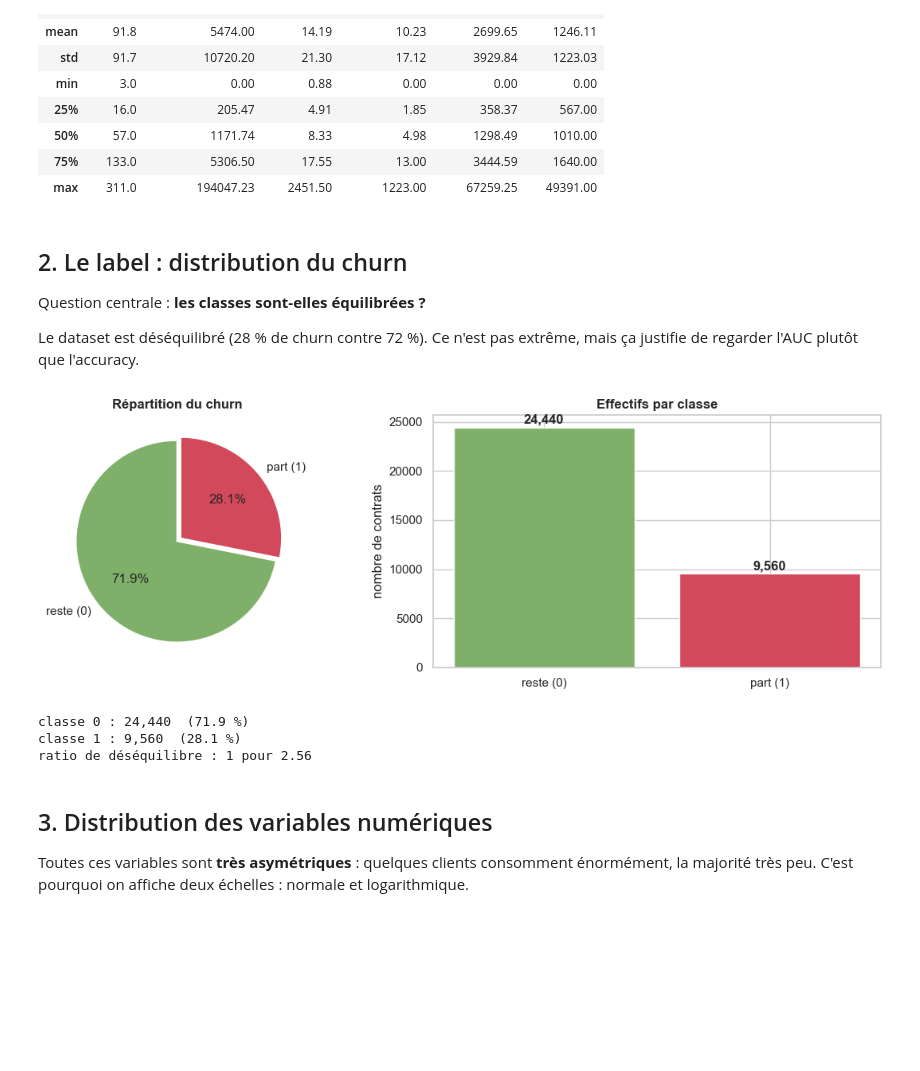
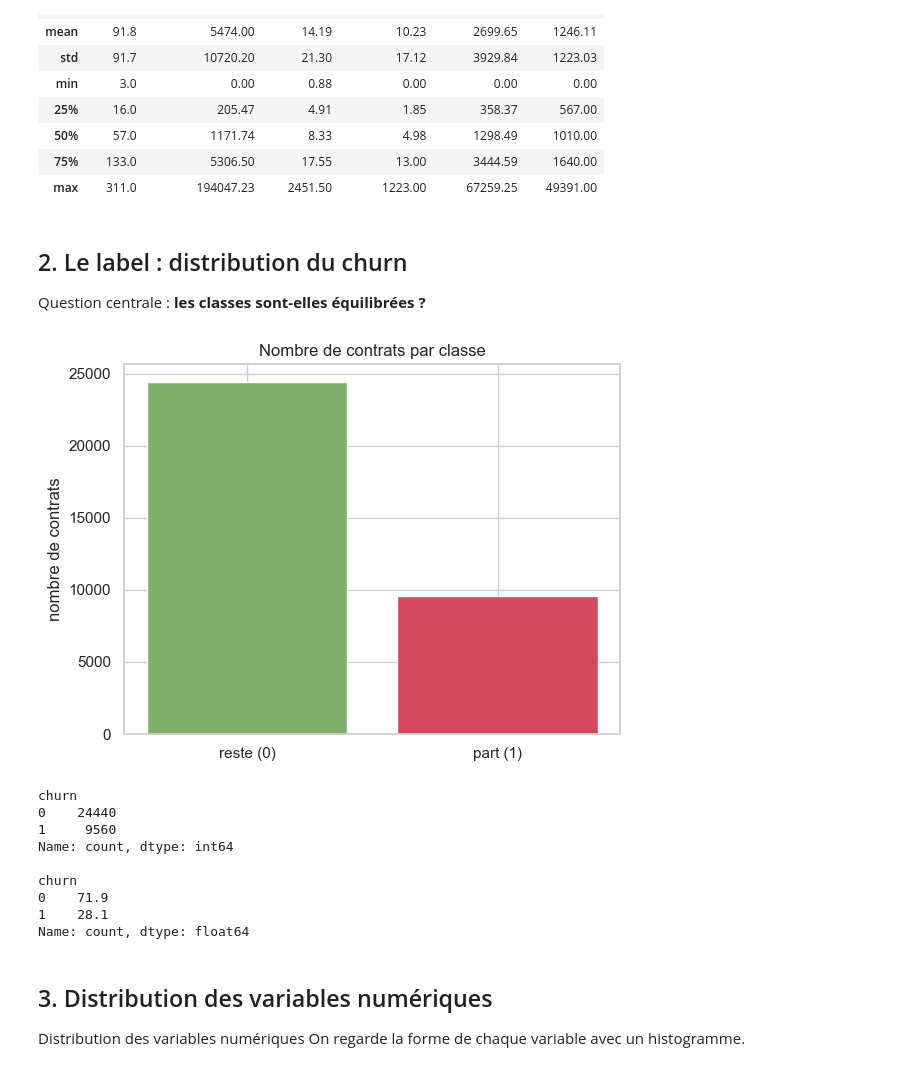
Before and after one commit to hayet11/ML, a Jupyter notebook: notebooks/02_visualisation.ipynb, the cells around one changed output. Cells and saved outputs as stored; diff of their text form; code cells hidden in the pictures; blank space fills up the shorter version.

```diff
--- a/notebooks/02_visualisation.ipynb
+++ b/notebooks/02_visualisation.ipynb
@@ -26,22 +25,11 @@ import matplotlib.pyplot as plt
 import seaborn as sns
 from pathlib import Path
 
-# style des graphiques
-sns.set_theme(style='whitegrid', palette='muted')
-plt.rcParams['figure.figsize'] = (10, 5)
-plt.rcParams['axes.titlesize'] = 12
-plt.rcParams['axes.titleweight'] = 'bold'
+sns.set_theme(style='whitegrid')
+ROOT = Path.cwd().parent if Path.cwd().name == 'notebooks' else Path.cwd()
+df = pd.read_csv(ROOT / 'data' / 'final' / 'all_tables.csv', keep_default_na=False)
 
-# dossiers
-ROOT = Path.cwd().parent if Path.cwd().name == 'notebooks' else Path.cwd()
-FICHIER = ROOT / 'data' / 'final' / 'all_tables.csv'
-
-# les nombres d'abord, pour éviter les problèmes de type
-NUMERIQUES = ['ANC_M', 'VOLUME_SESSION', 'MNT_RECH', 'MNT_FORFAIT',
-              'APPEL_TOTAL', 'SMS_TOTAL']
-CATEGORIELLES = ['HANDSET', 'OFFRE', 'STATUT']
-
-df = pd.read_csv(FICHIER, keep_default_na=False, low_memory=False)
+NUMERIQUES = ['ANC_M', 'VOLUME_SESSION', 'MNT_RECH', 'MNT_FORFAIT', 'APPEL_TOTAL', 'SMS_TOTAL']
 for c in NUMERIQUES + ['churn']:
     df[c] = pd.to_numeric(df[c], errors='coerce')
 
@@ -116,39 +99,31 @@ df[NUMERIQUES].describe().round(2)
 ## 2. Le label : distribution du churn
 
 Question centrale : **les classes sont-elles équilibrées ?**
-
-Le dataset est déséquilibré (28 % de churn contre 72 %). Ce n'est pas extrême, mais ça justifie de regarder l'AUC plutôt que l'accuracy.
 # %%
 compte = df['churn'].value_counts().sort_index()
-labels = ['reste (0)', 'part (1)']
 
-fig, axes = plt.subplots(1, 2, figsize=(12, 4))
-
-# camembert
-axes[0].pie(compte, labels=labels, autopct='%1.1f%%', startangle=90,
-            colors=['#7fb069', '#d1495b'], explode=(0, 0.05))
-axes[0].set_title('Répartition du churn')
-
-# barres
-axes[1].bar(labels, compte.values, color=['#7fb069', '#d1495b'])
-axes[1].set_ylabel('nombre de contrats')
-axes[1].set_title('Effectifs par classe')
-for i, v in enumerate(compte.values):
-    axes[1].text(i, v + 400, f'{v:,}', ha='center', fontweight='bold')
-
-plt.tight_layout()
+plt.bar(['reste (0)', 'part (1)'], compte.values, color=['#7fb069', '#d1495b'])
+plt.ylabel('nombre de contrats')
+plt.title('Nombre de contrats par classe')
 plt.show()
 
-print(f'classe 0 : {compte[0]:,}  ({compte[0] / len(df) * 100:.1f} %)')
-print(f'classe 1 : {compte[1]:,}  ({compte[1] / len(df) * 100:.1f} %)')
-print(f'ratio de déséquilibre : 1 pour {compte[0] / compte[1]:.2f}')
+print(compte)
+print()
+print((compte / len(df) * 100).round(1))
 # %% [output]
-[figure, old version]
+[figure, new version]
-classe 0 : 24,440  (71.9 %)
-classe 1 : 9,560  (28.1 %)
-ratio de déséquilibre : 1 pour 2.56
+churn
+0    24440
+1     9560
+Name: count, dtype: int64
+
+churn
+0    71.9
+1    28.1
+Name: count, dtype: float64
 # %% [markdown]
 ## 3. Distribution des variables numériques
 
-Toutes ces variables sont **très asymétriques** : quelques clients consomment énormément, la majorité très peu. C'est pourquoi on affiche deux échelles : normale et logarithmique.
+Distribution des variables numériques
+On regarde la forme de chaque variable avec un histogramme.
 # %%
```
Also changed, not shown: parts of 26 cells of this notebook.
